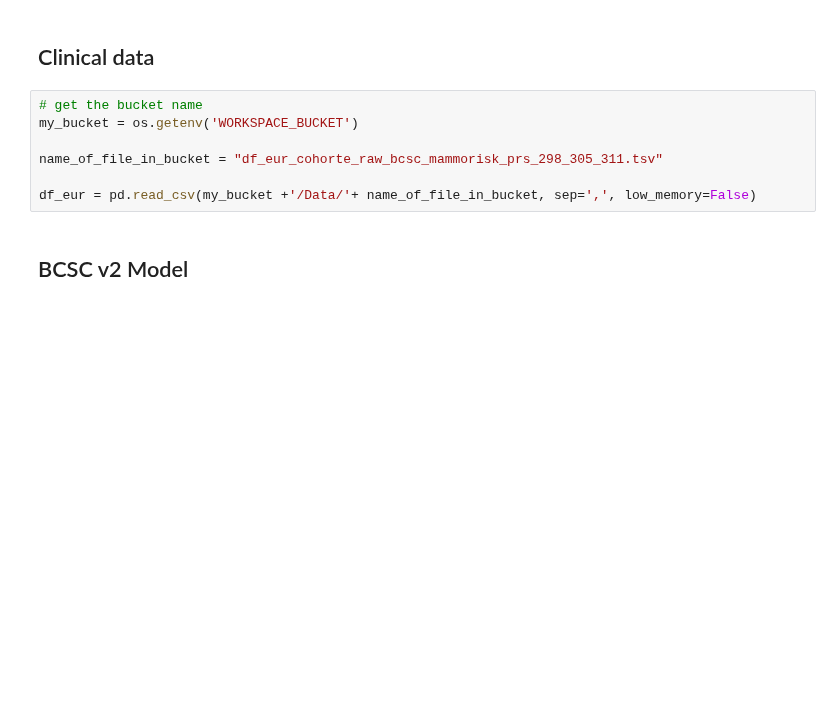
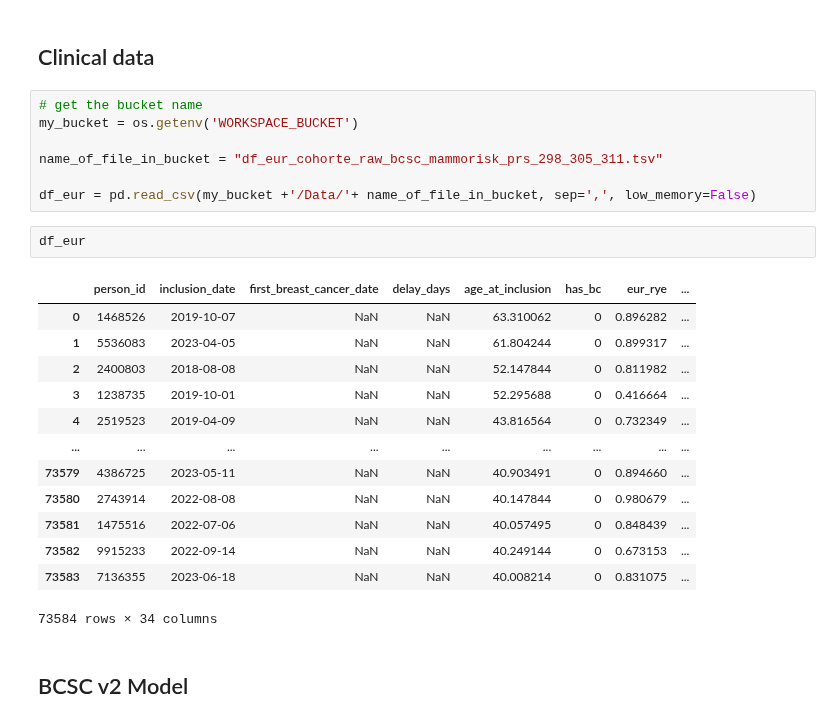
Before and after one commit to RR-DataSciences/Multi-trait-GWAS-in-admixed-populations, a Jupyter notebook: notebooks/74_CombinedModels.ipynb, the cells around one changed output. Cells and saved outputs as stored; diff of their text form; blank space fills up the shorter version.

```diff
--- a/notebooks/74_CombinedModels.ipynb
+++ b/notebooks/74_CombinedModels.ipynb
@@ -30,6 +54,22 @@ my_bucket = os.getenv('WORKSPACE_BUCKET')
 name_of_file_in_bucket = "df_eur_cohorte_raw_bcsc_mammorisk_prs_298_305_311.tsv"
 
 df_eur = pd.read_csv(my_bucket +'/Data/'+ name_of_file_in_bucket, sep=',', low_memory=False)
+# %%
+df_eur
+# %% [output]
+|  | person_id | inclusion_date | first_breast_cancer_date | delay_days | age_at_inclusion | has_bc | eur_rye | ... |
+| 0 | 1468526 | 2019-10-07 | NaN | NaN | 63.310062 | 0 | 0.896282 | ... |
+| 1 | 5536083 | 2023-04-05 | NaN | NaN | 61.804244 | 0 | 0.899317 | ... |
+| 2 | 2400803 | 2018-08-08 | NaN | NaN | 52.147844 | 0 | 0.811982 | ... |
+| 3 | 1238735 | 2019-10-01 | NaN | NaN | 52.295688 | 0 | 0.416664 | ... |
+| 4 | 2519523 | 2019-04-09 | NaN | NaN | 43.816564 | 0 | 0.732349 | ... |
+| ... | ... | ... | ... | ... | ... | ... | ... | ... |
+| 73579 | 4386725 | 2023-05-11 | NaN | NaN | 40.903491 | 0 | 0.894660 | ... |
+| 73580 | 2743914 | 2022-08-08 | NaN | NaN | 40.147844 | 0 | 0.980679 | ... |
+| 73581 | 1475516 | 2022-07-06 | NaN | NaN | 40.057495 | 0 | 0.848439 | ... |
+| 73582 | 9915233 | 2022-09-14 | NaN | NaN | 40.249144 | 0 | 0.673153 | ... |
+| 73583 | 7136355 | 2023-06-18 | NaN | NaN | 40.008214 | 0 | 0.831075 | ... |
+73584 rows × 34 columns
 # %% [markdown]
 ## BCSC v2 Model
 # %%
```
Also changed, not shown: parts of 9 cells of this notebook, 1 other file.
